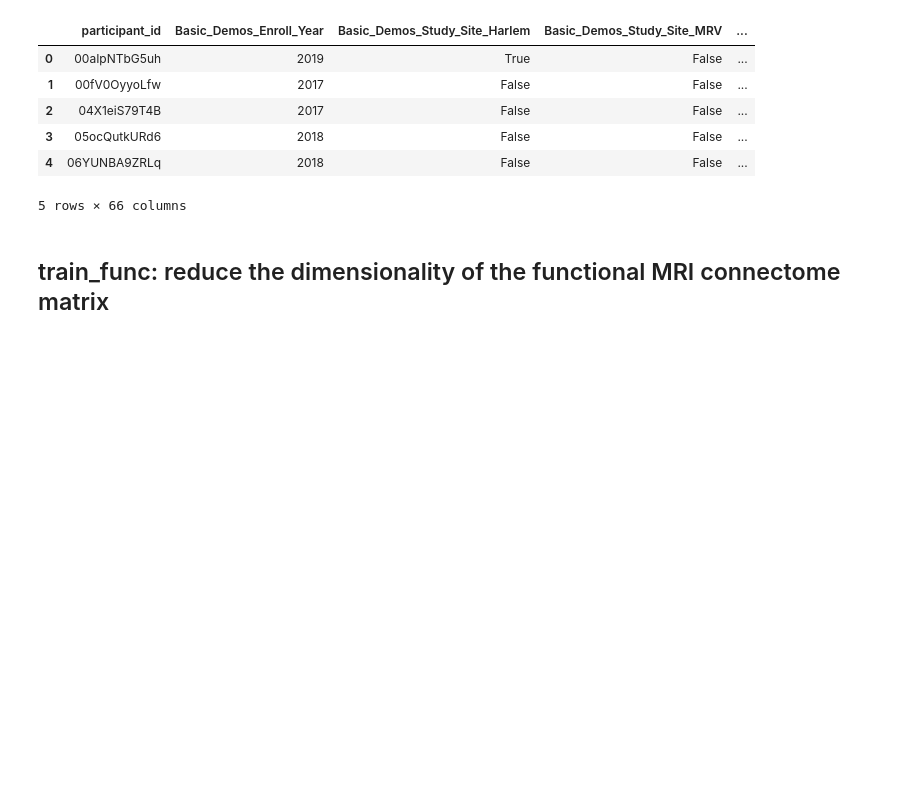
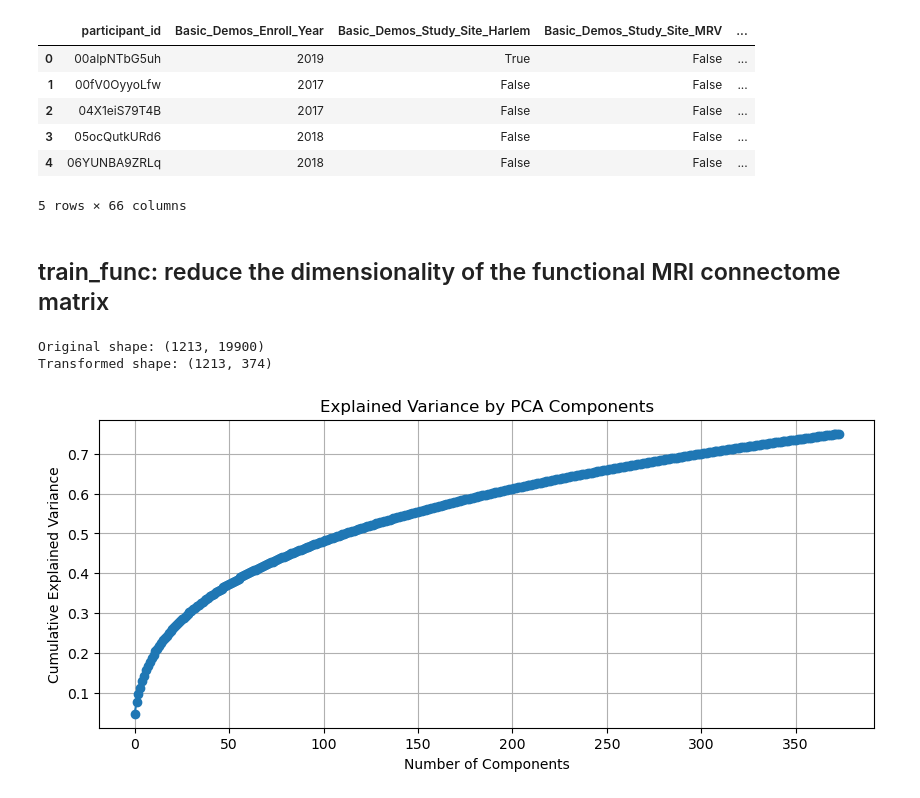
Before and after one commit to itszoetom/WiDSdatathon, a Jupyter notebook: model/model.ipynb, the cells around one changed output. Drawn from its saved outputs; the diff is of its cells as text; code cells hidden in the pictures; blank space fills up the shorter version.

```diff
--- a/model/model.ipynb
+++ b/model/model.ipynb
@@ -200,3 +220,29 @@ train_cat_encoded.head()
 5 rows × 66 columns
 # %% [markdown]
 ## train_func: reduce the dimensionality of the functional MRI connectome matrix
+# %%
+# Separate the features (connectome matrix) from the participant IDs
+X = train_func.drop(columns=["participant_id"])
+scaler = StandardScaler()
+X_scaled = scaler.fit_transform(X)
+
+# Want to capture 75% of the variance
+pca = PCA(n_components=0.75)
+X_pca = pca.fit_transform(X_scaled)
+
+# Shape of the transformed data
+print("Original shape:", X_scaled.shape)
+print("Transformed shape:", X_pca.shape)
+
+# Explained variance
+plt.figure(figsize=(10, 4))
+plt.plot(np.cumsum(pca.explained_variance_ratio_), marker="o")
+plt.xlabel("Number of Components")
+plt.ylabel("Cumulative Explained Variance")
+plt.title("Explained Variance by PCA Components")
+plt.grid(True)
+plt.show()
+# %% [output]
+Original shape: (1213, 19900)
+Transformed shape: (1213, 374)
+[figure, added]
```
Also changed, not shown: parts of 21 cells of this notebook, 1 other file.
